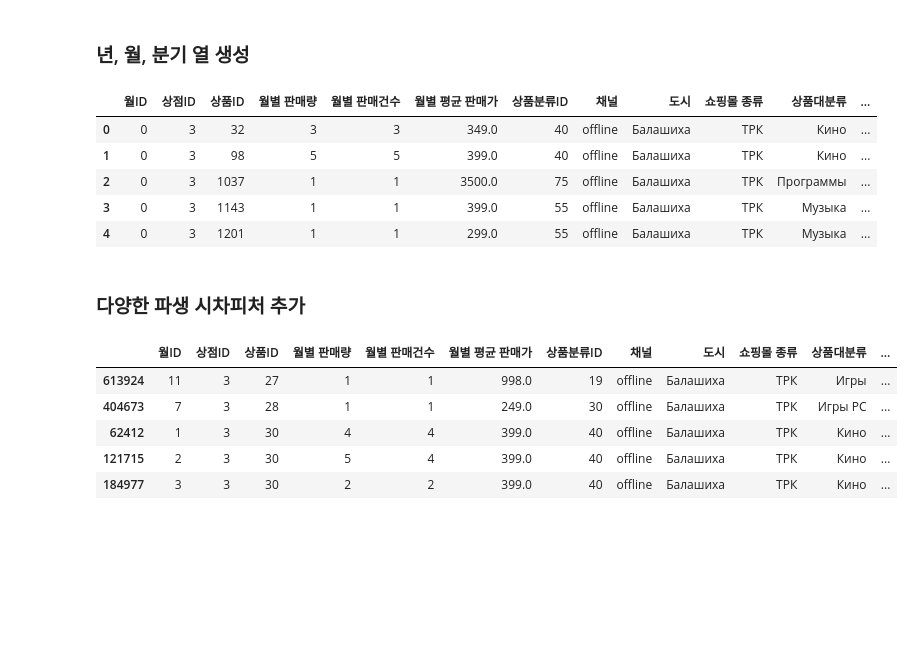
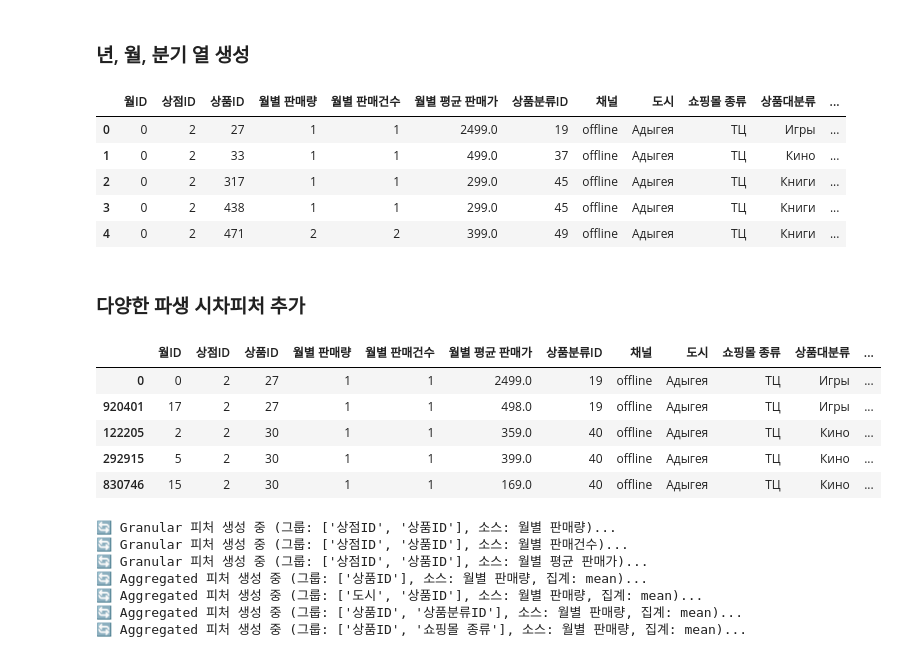
Before and after one commit to penum1227/Basic_machine_learning, a Jupyter notebook: data_preprocess.ipynb, the cells around one changed output. Saved outputs shown, nothing was run; the diff lists cells and outputs as text; code cells hidden in the pictures; blank space fills up the shorter version.

```diff
--- a/data_preprocess.ipynb
+++ b/data_preprocess.ipynb
@@ -285,7 +279,7 @@ def unify_shop_ids(df):
     id_mapping = {
         0: 57,   # Жуковский ул. Чкалова 39м? -> Жуковский ул. Чкалова 39м²
         1: 58,   # !Якутск ТЦ "Центральный" фран -> Якутск ТЦ "Центральный"
-        2: 59    # !Якутск Орджоникидзе, 56 фран -> Якутск Орджоникидзе, 56
+        10: 11    # !Якутск Орджоникидзе, 56 фран -> Якутск Орджоникидзе, 56
     }
 
     for old_id, new_id in id_mapping.items():
@@ -359,6 +353,8 @@ test_aligned = test_data.reindex(columns=monthly_data.columns, fill_value=0)
 
 # 행 방향으로 결합
 full_data = pd.concat([monthly_data, test_aligned], ignore_index=True)
+# %%
+full_data['월별 판매량'] = full_data['월별 판매량'].clip(lower=0, upper=20)
 # %% [markdown]
 ### 상점 명을 통한 파생 변수
 # %%
@@ -647,11 +601,11 @@ full_data['분기'] = ((full_data['월'] - 1) // 3 + 1).astype('Int8')
 full_data.head()
 # %% [output]
 |  | 월ID | 상점ID | 상품ID | 월별 판매량 | 월별 판매건수 | 월별 평균 판매가 | 상품분류ID | 채널 | 도시 | 쇼핑몰 종류 | 상품대분류 | ... |
-| 0 | 0 | 3 | 32 | 3 | 3 | 349.0 | 40 | offline | Балашиха | ТРК | Кино | ... |
-| 1 | 0 | 3 | 98 | 5 | 5 | 399.0 | 40 | offline | Балашиха | ТРК | Кино | ... |
-| 2 | 0 | 3 | 1037 | 1 | 1 | 3500.0 | 75 | offline | Балашиха | ТРК | Программы | ... |
-| 3 | 0 | 3 | 1143 | 1 | 1 | 399.0 | 55 | offline | Балашиха | ТРК | Музыка | ... |
-| 4 | 0 | 3 | 1201 | 1 | 1 | 299.0 | 55 | offline | Балашиха | ТРК | Музыка | ... |
+| 0 | 0 | 2 | 27 | 1 | 1 | 2499.0 | 19 | offline | Адыгея | ТЦ | Игры | ... |
+| 1 | 0 | 2 | 33 | 1 | 1 | 499.0 | 37 | offline | Адыгея | ТЦ | Кино | ... |
+| 2 | 0 | 2 | 317 | 1 | 1 | 299.0 | 45 | offline | Адыгея | ТЦ | Книги | ... |
+| 3 | 0 | 2 | 438 | 1 | 1 | 299.0 | 45 | offline | Адыгея | ТЦ | Книги | ... |
+| 4 | 0 | 2 | 471 | 2 | 2 | 399.0 | 49 | offline | Адыгея | ТЦ | Книги | ... |
 # %% [markdown]
 ### 다양한 파생 시차피처 추가
 # %%
@@ -881,9 +817,6 @@ def add_time_features_by_spec_final_optimized(
 
     return df_out, insufficient
 # %%
-import pandas as pd
-import numpy as np
-
 df = full_data.copy()
 
 # 0) 월 날짜열 생성 + (성능을 위해) 사전 정렬/카테고리화
@@ -974,37 +907,44 @@ base_specs.append({
     "group_cols": ["상품ID", "상품분류ID"],
     "agg": "mean",                     # ← 평균으로 변경
     "ops": {
         "lag": [1, 2, 3],
     },
     "min_periods": "full"
 })
 
 base_specs.append({
     "source_col": "월별 판매량",
     "name": "상품ID_쇼핑몰_종류_월별_평균_판매량",
     "group_cols": ["상품ID", "쇼핑몰 종류"],
     "agg": "mean",                     # ← 평균으로 변경
     "ops": {
         "lag": [1, 2, 3],
     },
     "min_periods": "full"
 })
 
 # 3) 피처 생성 (고속 함수 사용)
-df_feat, insufficient = add_time_features_by_spec_final_optimized(
+df_feat, insufficient = add_time_features_by_spec_upgraded(
     df,
     time_col="월날짜",
     base_specs=base_specs,
     leakage_shift=1,        # 누수 방지 (t에서 최대 t-1까지만 사용)
     add_time_diff=False,    # 필요시 True로 각 스펙별 시간 간격(시간)을 추가
     drop_na=False,
     presorted=True          # 이미 정렬했으니 True → 속도↑
 )
 # %% [output]
 |  | 월ID | 상점ID | 상품ID | 월별 판매량 | 월별 판매건수 | 월별 평균 판매가 | 상품분류ID | 채널 | 도시 | 쇼핑몰 종류 | 상품대분류 | ... |
-| 613924 | 11 | 3 | 27 | 1 | 1 | 998.0 | 19 | offline | Балашиха | ТРК | Игры | ... |
-| 404673 | 7 | 3 | 28 | 1 | 1 | 249.0 | 30 | offline | Балашиха | ТРК | Игры PC | ... |
-| 62412 | 1 | 3 | 30 | 4 | 4 | 399.0 | 40 | offline | Балашиха | ТРК | Кино | ... |
-| 121715 | 2 | 3 | 30 | 5 | 4 | 399.0 | 40 | offline | Балашиха | ТРК | Кино | ... |
-| 184977 | 3 | 3 | 30 | 2 | 2 | 399.0 | 40 | offline | Балашиха | ТРК | Кино | ... |
+| 0 | 0 | 2 | 27 | 1 | 1 | 2499.0 | 19 | offline | Адыгея | ТЦ | Игры | ... |
+| 920401 | 17 | 2 | 27 | 1 | 1 | 498.0 | 19 | offline | Адыгея | ТЦ | Игры | ... |
+| 122205 | 2 | 2 | 30 | 1 | 1 | 359.0 | 40 | offline | Адыгея | ТЦ | Кино | ... |
+| 292915 | 5 | 2 | 30 | 1 | 1 | 399.0 | 40 | offline | Адыгея | ТЦ | Кино | ... |
+| 830746 | 15 | 2 | 30 | 1 | 1 | 169.0 | 40 | offline | Адыгея | ТЦ | Кино | ... |
+🔄 Granular 피처 생성 중 (그룹: ['상점ID', '상품ID'], 소스: 월별 판매량)...
+🔄 Granular 피처 생성 중 (그룹: ['상점ID', '상품ID'], 소스: 월별 판매건수)...
+🔄 Granular 피처 생성 중 (그룹: ['상점ID', '상품ID'], 소스: 월별 평균 판매가)...
+🔄 Aggregated 피처 생성 중 (그룹: ['상품ID'], 소스: 월별 판매량, 집계: mean)...
+🔄 Aggregated 피처 생성 중 (그룹: ['도시', '상품ID'], 소스: 월별 판매량, 집계: mean)...
+🔄 Aggregated 피처 생성 중 (그룹: ['상품ID', '상품분류ID'], 소스: 월별 판매량, 집계: mean)...
+🔄 Aggregated 피처 생성 중 (그룹: ['상품ID', '쇼핑몰 종류'], 소스: 월별 판매량, 집계: mean)...
 # %%
```
Also changed, not shown: parts of 20 cells of this notebook, 9 other files.
